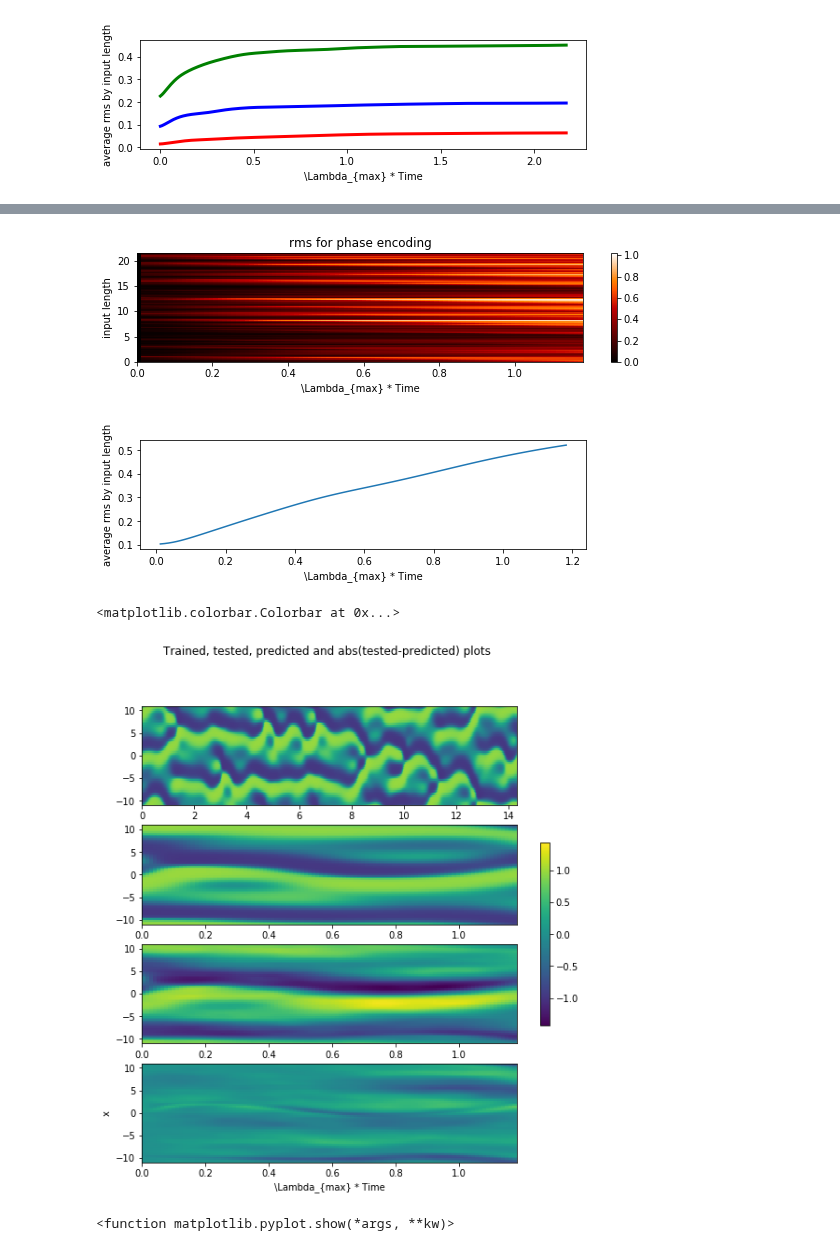
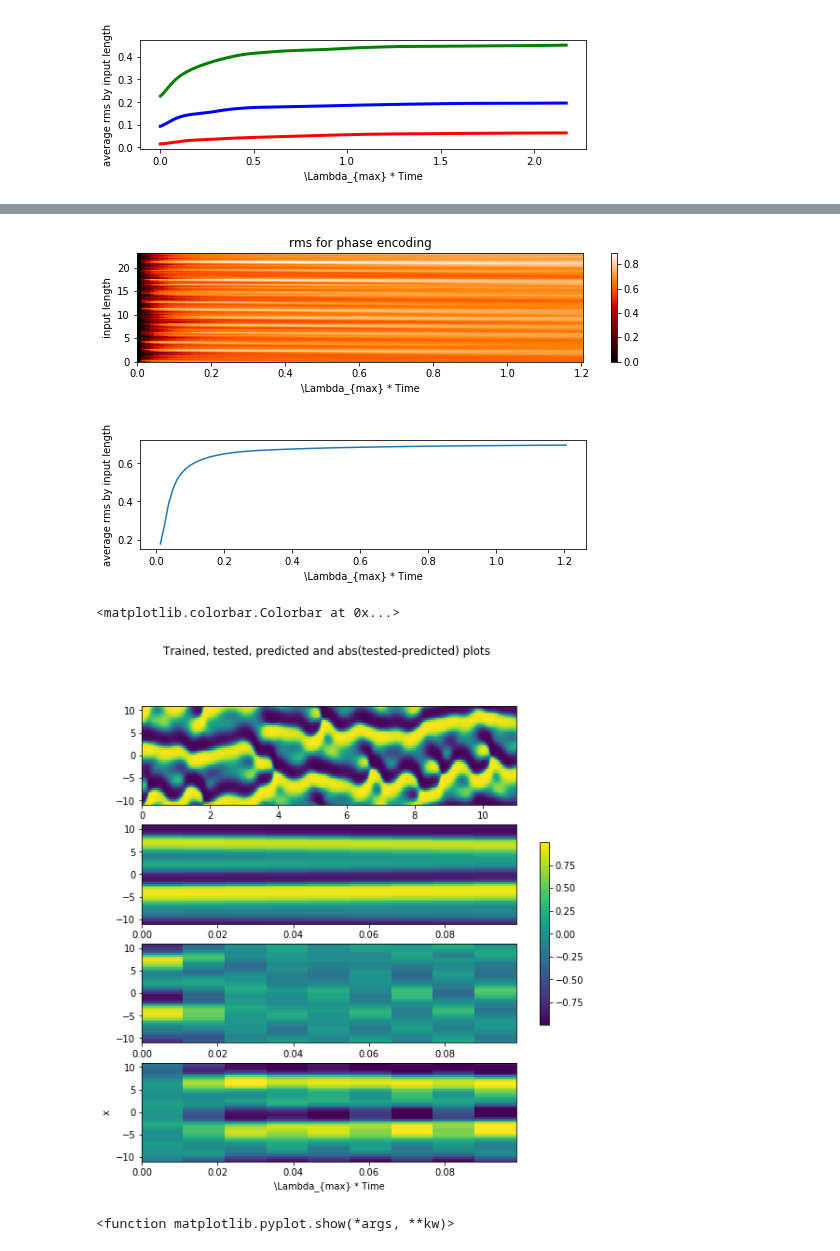
Before and after one commit to jon-dong/reservoir-computing-python, a Jupyter notebook: kuramoto_sivashinsky_test.ipynb, the cells around one changed output, grey strips where cells are left out. Saved outputs shown, nothing was run; the diff lists cells and outputs as text; code cells hidden in the pictures.

```diff
--- a/kuramoto_sivashinsky_test.ipynb
+++ b/kuramoto_sivashinsky_test.ipynb
@@ -54,18 +54,19 @@ import data
 %matplotlib inline
 import matplotlib.pyplot as plt
 # %%
-roll_num = 100
+roll_num = 10
 spatial_points = 64
 enc_depth = 8
-n_res = 10000
+n_res = 4000
 b = Reservoir(n_res=n_res, input_scale=2, train_method='ridge', train_param=2000,
               weights_type='complex gaussian', random_projection='simulation',
               activation_fun='phase_8bit', activation_param=1,encoding_method='phase',
-              encoding_param=1, input_dim=spatial_points+1, forget=100)
+              encoding_param=1, encoded_spatial_points=spatial_points+1, forget=100,
+              total_pred_steps = roll_num, each_pred_step = 1)
 #(2**enc_depth)*spatial_points spatial_points+1
 # %%
 # calculate training data
-n_sequence=10
+n_sequence=2
 ks_data, xx_, tt_ = data.kuramoto_sivashinsky(sequence_length=2000, n_sequence=n_sequence,
                                               spatial_points=spatial_points)
 tt = np.linspace(np.amin(tt_), np.amax(tt_), tt_.shape[2])
@@ -86,6 +87,6 @@ fig.colorbar(im, ax=axs.ravel().tolist(), shrink=0.4)
 # %%
 # Algorithm training
-y = data.roll_and_concat(ks_data, roll_num=roll_num)
+y = data.roll_and_concat(ks_data, roll_num=1)
 b.fit(ks_data, y)
 # %% [output]
 Start of training...
@@ -165,37 +173,37 @@ plt.plot(time_pred[1:], np.sum(rms[:,1:], axis=0)/length_input)
 plt.show;
 # np.save('SLM_timesteps_20000.npy', np.sum(rms[:,1:], axis=0)/length_input)
 # %% [output]
-[figure, old version]
+[figure, new version]
-[figure, old version]
+[figure, new version]
 # %%
-n_input = 1200 #round(pred_output.shape[0]/2-300)
+n_input = 1000 #round(pred_output.shape[0]/2-300)
 
 input_data = y_target[0:n_input, 0:spatial_points+1]
 
 prediction = np.zeros((roll_num, spatial_points + 1))
 for i in range(roll_num):
     prediction[i, :] = pred_output[n_input, i*(spatial_points+1):(i+1)*(spatial_points + 1)]
 
 targetted_data = y_target[n_input:n_input+roll_num, 0:spatial_points+1]
 
 # time = tt[0:n_input+roll_num]*lyap_exp
 vmax = max(abs(np.concatenate((prediction,targetted_data,input_data)).flatten()))
 vmin = -vmax
 
 # plot training data
 fig, axs = plt.subplots(4, 1, sharex=False, figsize=(9,9))
 plt.suptitle('Trained, tested, predicted and abs(tested-predicted) plots                       ')
 plt.ylabel('x')
 plt.xlabel('\Lambda_{max} * Time')
 datum = [input_data, targetted_data, prediction, targetted_data-prediction]
 for i in range(4):
     time = (tt[0:n_input] if i==0 else tt[0:roll_num])*lyap_exp
     im=axs[i].pcolormesh(time, xx, datum[i].T, cmap='viridis', vmin=vmin, vmax=vmax)
 fig.colorbar(im, ax=axs.ravel().tolist(), shrink=0.4)
 # # plt.savefig('DND_input_data.png')
 # %% [output]
 <matplotlib.colorbar.Colorbar at 0x...>
-[figure, old version]
+[figure, new version]
 # %%
 n_input = 690 #round(pred_output.shape[0]/2-300)
 prediction = np.zeros((roll_num, spatial_points + 1))
```
Also changed, not shown: parts of 4 cells of this notebook, 2 other files.
